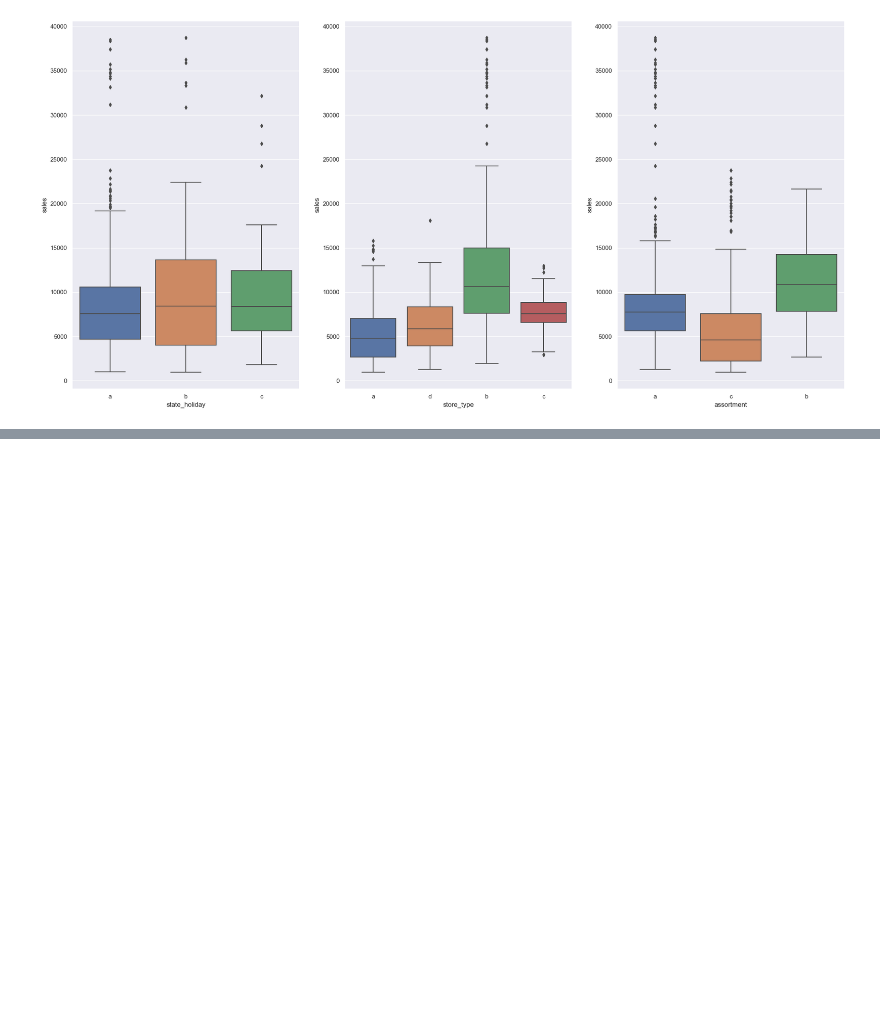
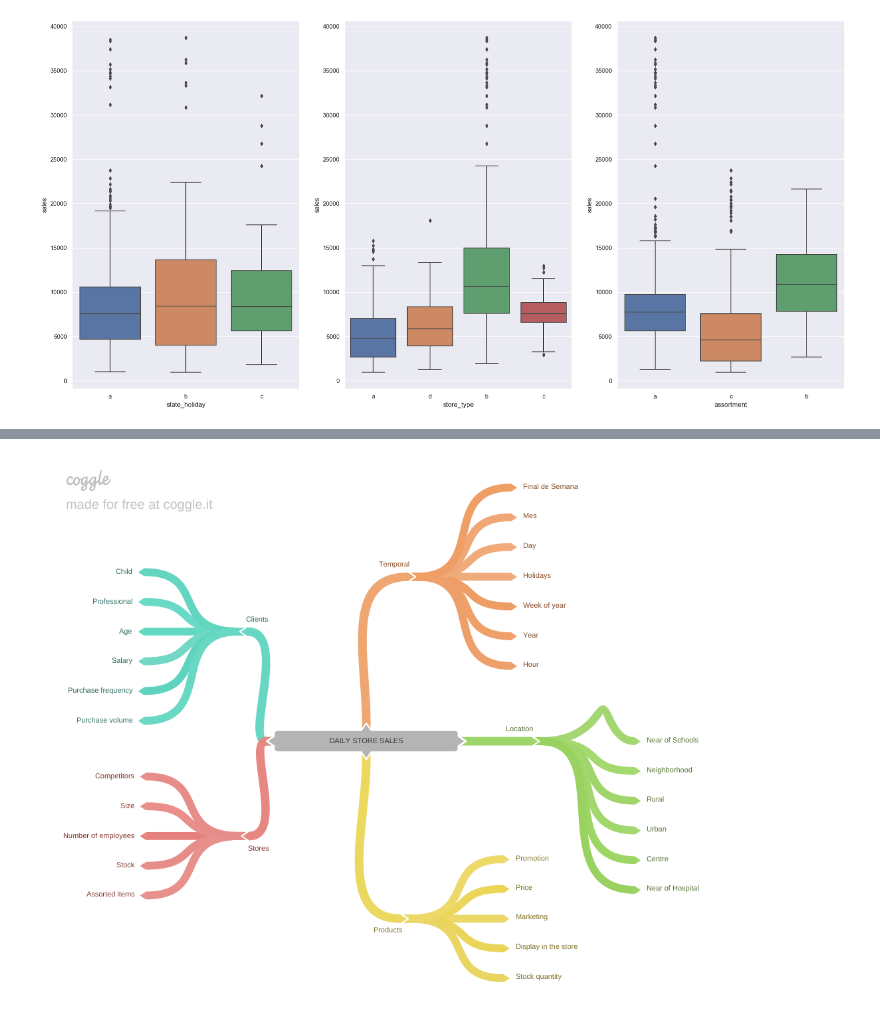
Before and after one commit to felipetmota/prediction-sales, a Jupyter notebook: notebooks/prediction-sell.ipynb, the cells around one changed output, grey strips where cells are left out. Saved outputs shown, nothing was run; the diff lists cells and outputs as text; code cells hidden in the pictures; blank space fills up the shorter version.

```diff
--- a/notebooks/prediction-sell.ipynb
+++ b/notebooks/prediction-sell.ipynb
@@ -447,0 +446,4 @@ sns.boxplot(x='assortment', y='sales', data=aux1)
+# %%
+Image( '../assets/DAILY_STORE_SALES.png' )
+# %% [output]
+[figure, added]
```
Also changed, not shown: parts of 31 cells of this notebook, 1 other file.
